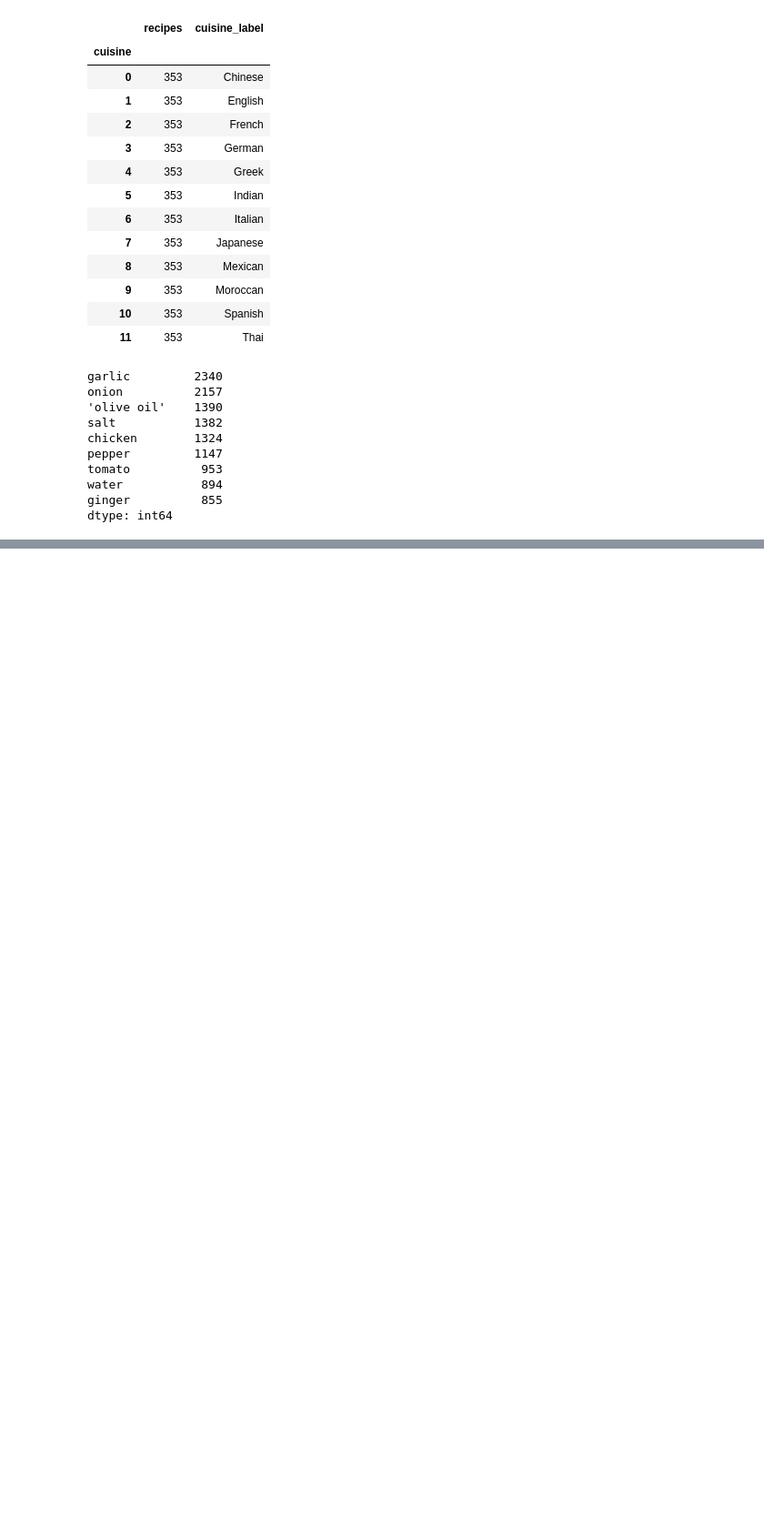
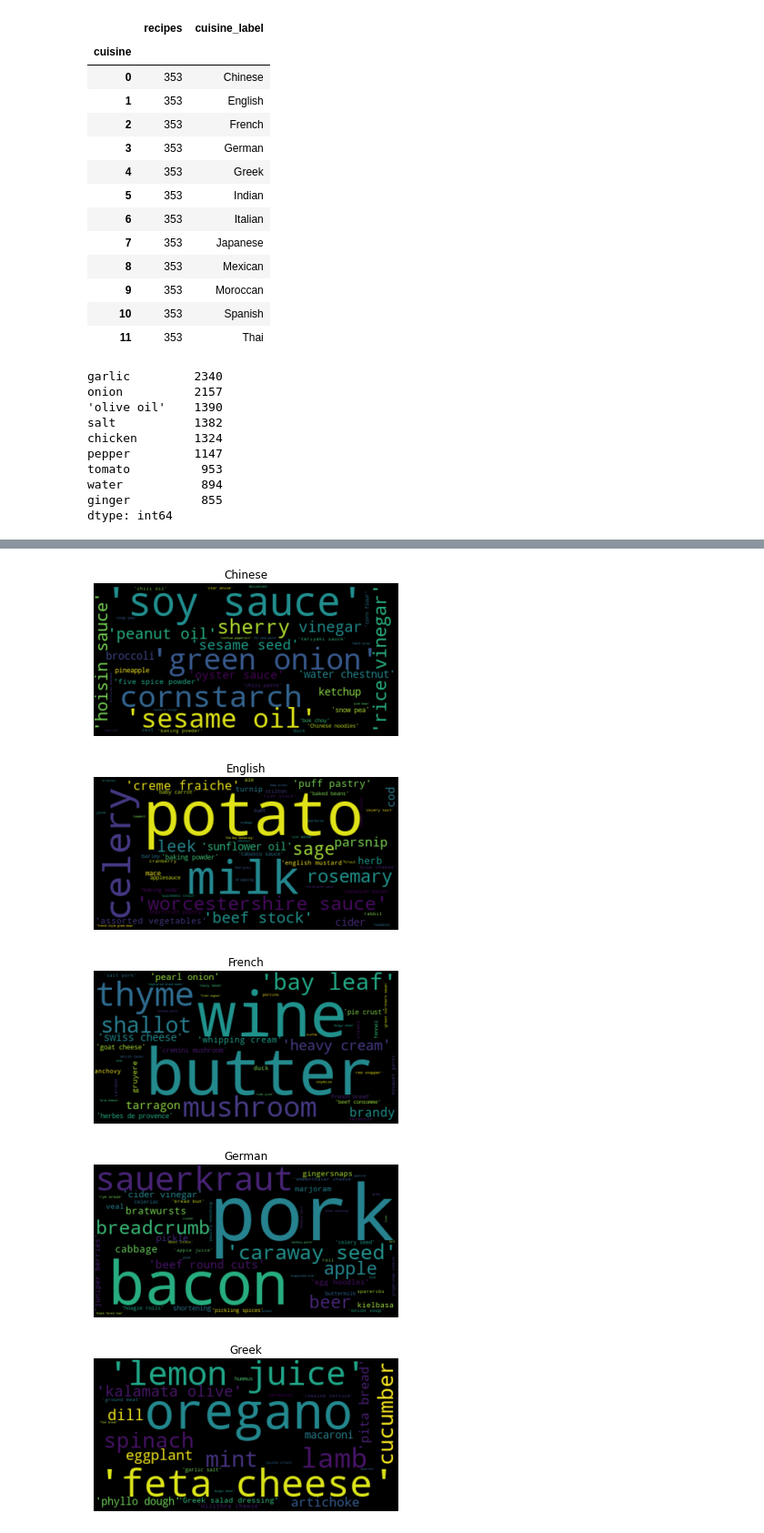
Before and after one commit to marialuquea/ingredient_recommender_ai, a Jupyter notebook: Exploratory_analysis.ipynb, the cells around one changed output, grey strips where cells are left out. Shown at 91% size. Saved outputs shown, nothing was run; the diff lists cells and outputs as text; code cells hidden in the pictures; blank space fills up the shorter version.

```diff
--- a/Exploratory_analysis.ipynb
+++ b/Exploratory_analysis.ipynb
@@ -96,0 +203,15 @@ dtype: int64
+# %%
+for key, value in cuisines_char_ingredients.items():
+    wordcloud = WordCloud()
+    wordcloud.generate_from_frequencies(frequencies=value)
+    plt.figure()
+    plt.title(key)
+    plt.imshow(wordcloud, interpolation="bilinear")
+    plt.axis("off")
+    plt.show()
+# %% [output]
+[figure, added]
+[figure, added]
+[figure, added]
+[figure, added]
+[figure, added]
```
Also changed, not shown: parts of 12 cells of this notebook.
